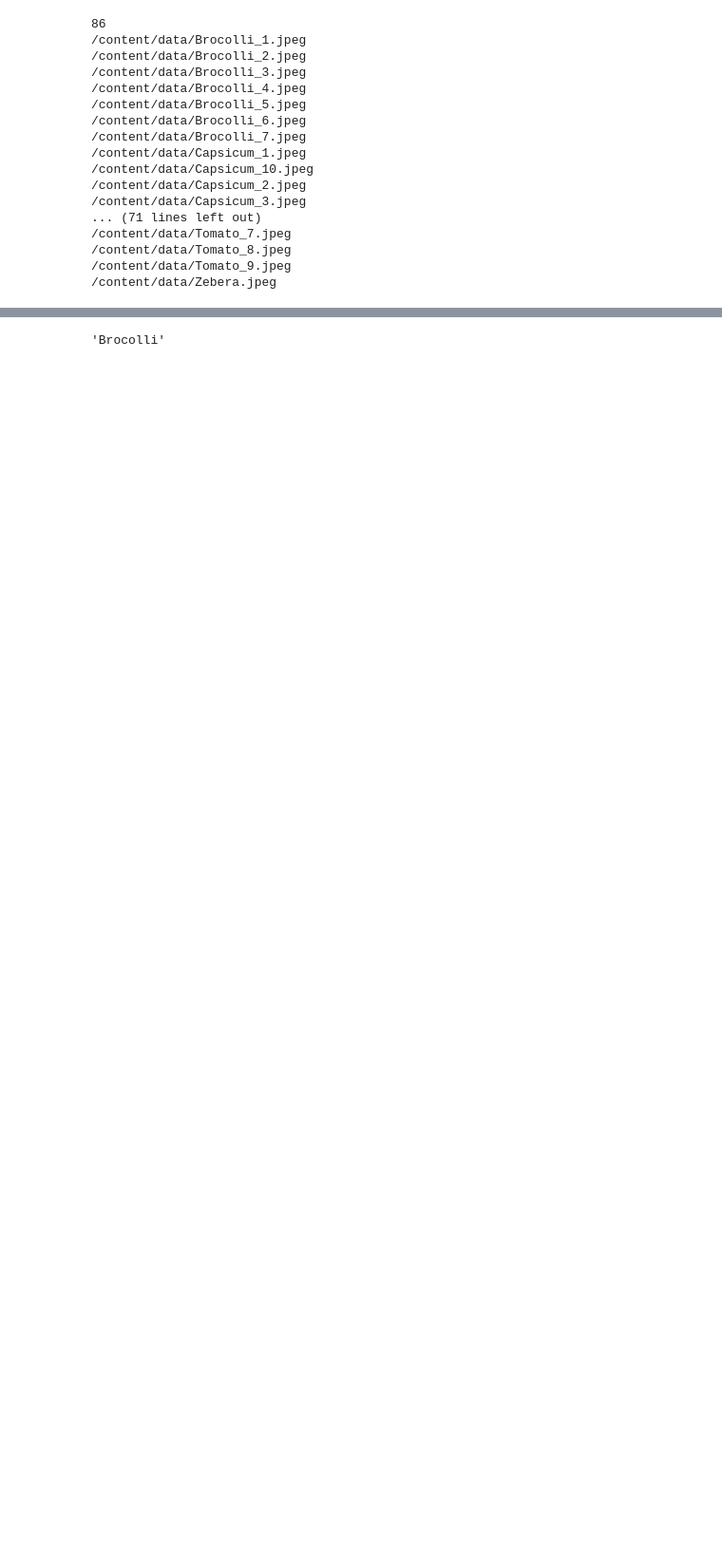
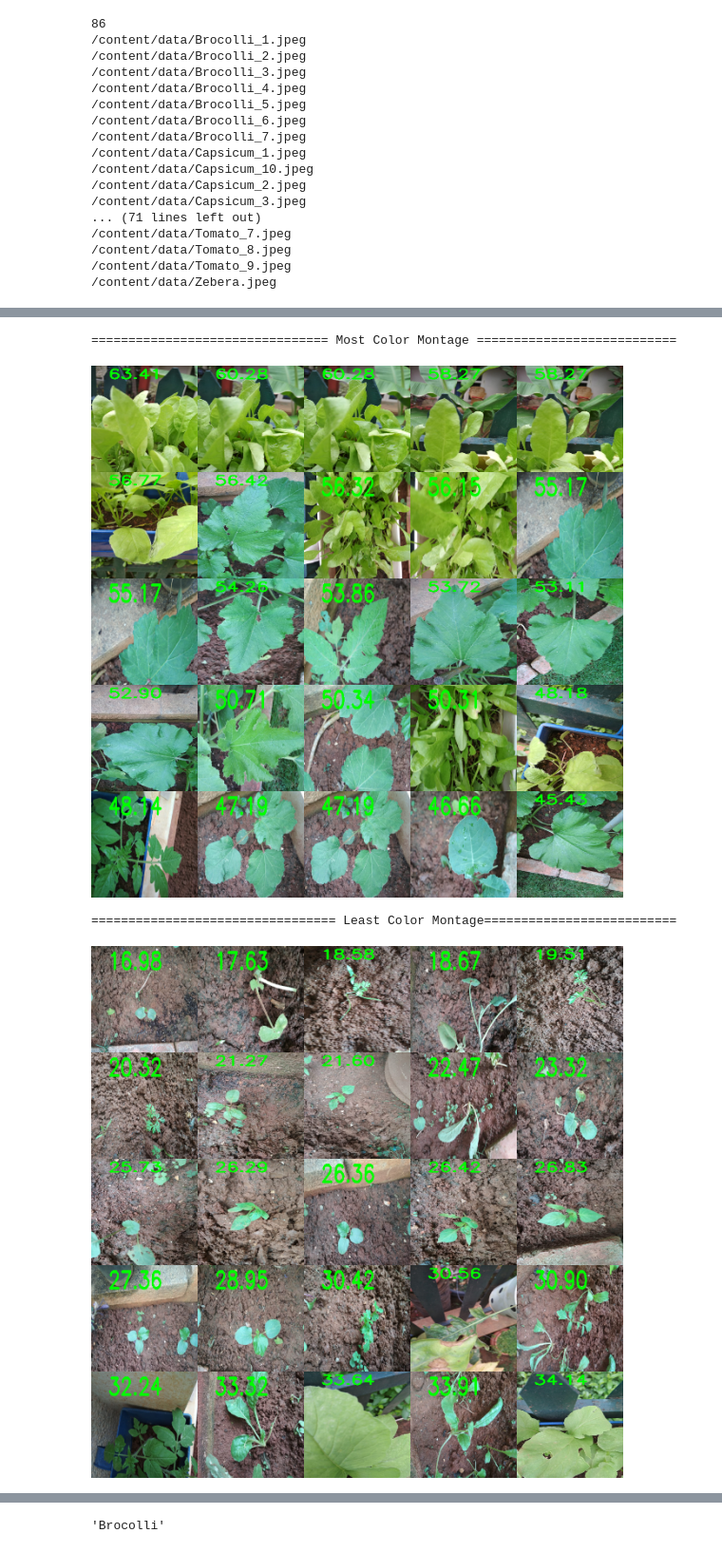
Before and after one commit to ramdeveloper1985/datascience, a Jupyter notebook: CropIn_Challenge_V1.ipynb, the cells around one changed output, grey strips where cells are left out. Shown at 95% size. Drawn from its saved outputs; the diff is of its cells as text; code cells hidden in the pictures; blank space fills up the shorter version.

```diff
--- a/CropIn_Challenge_V1.ipynb
+++ b/CropIn_Challenge_V1.ipynb
@@ -84,0 +110,37 @@ for imgPath in imagePaths:
+# %%
+results = []
+
+# loop over the image paths
+for imagePath in imagePaths:
+	# load the image, resize it (to speed up computation), and
+	# compute the colorfulness metric for the image
+	image = cv2.imread(imagePath)
+	image = imutils.resize(image, width=250)
+	C = image_colorfulness(image)
+
+	# display the colorfulness score on the image
+	cv2.putText(image, "{:.2f}".format(C), (40, 40),
+		cv2.FONT_HERSHEY_SIMPLEX, 1.4, (0, 255, 0), 3)
+
+	# add the image and colorfulness metric to the results list
+	results.append((image, C))
+# %%
+results = sorted(results, key=lambda x: x[1], reverse=True)
+mostColor = [r[0] for r in results[:25]]
+leastColor = [r[0] for r in results[-25:]][::-1]
+# %%
+# construct the montages for the two sets of images
+mostColorMontage = build_montages(mostColor, (128, 128), (5, 5))
+leastColorMontage = build_montages(leastColor, (128, 128), (5, 5))
+# %%
+# display the images
+from google.colab.patches import cv2_imshow
+print('================================ Most Color Montage ===========================')
+cv2_imshow(mostColorMontage[0])
+print('================================= Least Color Montage==========================')
+cv2_imshow(leastColorMontage[0])
+# %% [output]
+================================ Most Color Montage ===========================
+[figure, added]
+================================= Least Color Montage==========================
+[figure, added]
```
Also changed, not shown: parts of 22 cells of this notebook.
